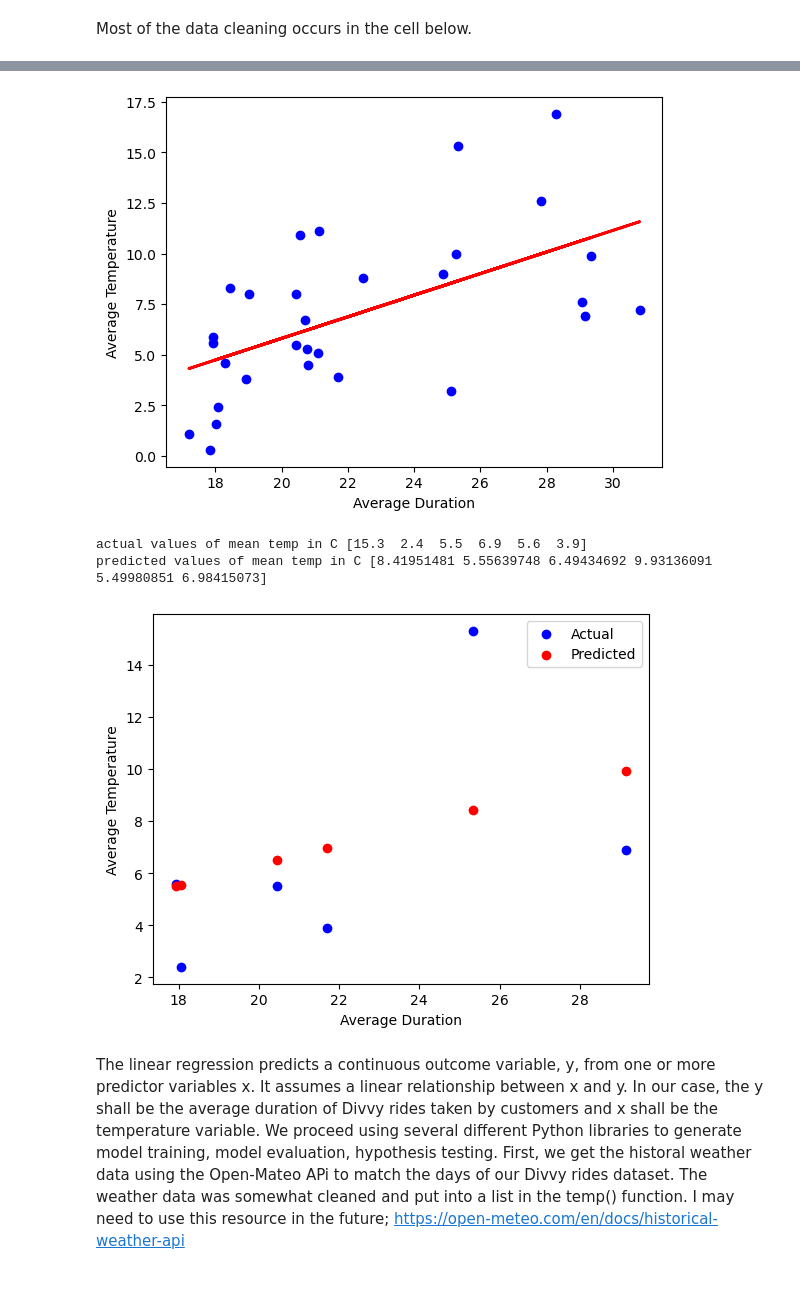
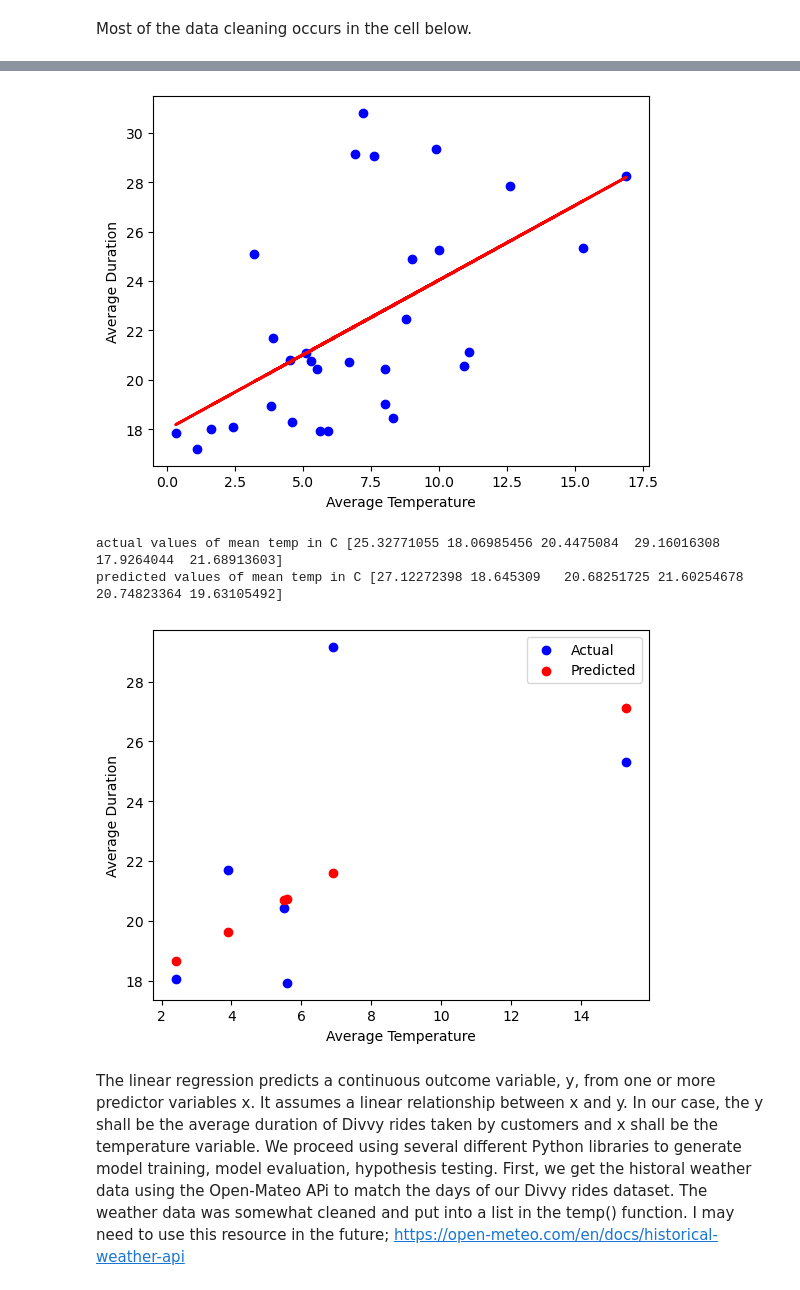
Before and after one commit to dm-bit1/class-project-monty-python, a Jupyter notebook: main.ipynb, the cells around one changed output, grey strips where cells are left out. Saved outputs shown, nothing was run; the diff lists cells and outputs as text; code cells hidden in the pictures.

```diff
--- a/main.ipynb
+++ b/main.ipynb
@@ -15,6 +15,10 @@ print(sys.executable)
 pd.set_option('display.max_columns', None)
 
 df = pd.read_csv("DivvyBikes_for_418-2.csv",sep=',', low_memory=False)
+
+bd = pd.read_csv('bike_data.zip', compression='zip') # 10-2023 Divvy data
+
+print(bd)
 
 avg_temp = pd.read_csv("weather_data.csv", skiprows=2)
 
@@ -53,9 +57,9 @@ avg_duration['date'] = pd.to_datetime(avg_duration['date'])
 merged_df = pd.merge(avg_temp, avg_duration, on='date')
 
 # Now you can perform linear regression on the merged dataframe
-X = merged_df['avg_duration'].values.reshape(-1,1) # reshaping for sklearn compatibility
+X = merged_df['temperature_2m_mean (°C)'].values.reshape(-1,1) # reshaping for sklearn compatibility
 
-y = merged_df['temperature_2m_mean (°C)'].values
+y = merged_df['avg_duration'].values
 
 # Create a LinearRegression object
 lm = LinearRegression()
@@ -71,13 +75,13 @@ r_squared = lm.score(X, y)
 print('R-squared: ', r_squared) # check R^2 value
 
 # Plot the equation of the line and data points given by the Linear Regression.
-plt.scatter(merged_df['avg_duration'], merged_df['temperature_2m_mean (°C)'], color='blue')
-plt.xlabel('Average Duration')
-plt.ylabel('Average Temperature')
+plt.scatter(merged_df['temperature_2m_mean (°C)'], merged_df['avg_duration'], color='blue')
+plt.xlabel('Average Temperature')
+plt.ylabel('Average Duration')
 
 # Plotting the regression line
 predicted_values = lm.predict(X)
-plt.plot(merged_df['avg_duration'], predicted_values, color='red', linewidth=2)
+plt.plot(merged_df['temperature_2m_mean (°C)'], predicted_values, color='red', linewidth=2)
 
 plt.show()
 
@@ -99,8 +103,8 @@ print("predicted values of mean temp in C", y_pred)
 # Scatter plot of the actual vs predicted values for the SVM.
 plt.scatter(X_test, y_test, color='blue', label='Actual')
 plt.scatter(X_test, y_pred, color='red', label='Predicted')
-plt.xlabel('Average Duration')
-plt.ylabel('Average Temperature')
+plt.xlabel('Average Temperature')
+plt.ylabel('Average Duration')
 plt.legend()
 plt.show()
 # %% [output]
@@ -115,6 +128,6 @@ R-squared:  0.32234680166135365
-[figure, old version]
+[figure, new version]
-actual values of mean temp in C [15.3  2.4  5.5  6.9  5.6  3.9]
-predicted values of mean temp in C [8.41951481 5.55639748 6.49434692 9.93136091 5.49980851 6.98415073]
+actual values of mean temp in C [25.32771055 18.06985456 20.4475084  29.16016308 17.9264044  21.68913603]
+predicted values of mean temp in C [27.12272398 18.645309   20.68251725 21.60254678 20.74823364 19.63105492]
-[figure, old version]
+[figure, new version]
 # %% [markdown]
 The linear regression predicts a continuous outcome variable, y, from one or more predictor variables x. It assumes a linear relationship between x and y. In our case, the y shall be the average duration of Divvy rides taken by customers and x shall be the temperature variable. We proceed using several different Python libraries to generate model training, model evaluation, hypothesis testing. First, we get the historal weather data using the Open-Mateo APi to match the days of our Divvy rides dataset. The weather data was somewhat cleaned and put into a list in the temp() function. I may need to use this resource in the future; https://open-meteo.com/en/docs/historical-weather-api
```
Also changed, not shown: parts of 1 cell of this notebook.
